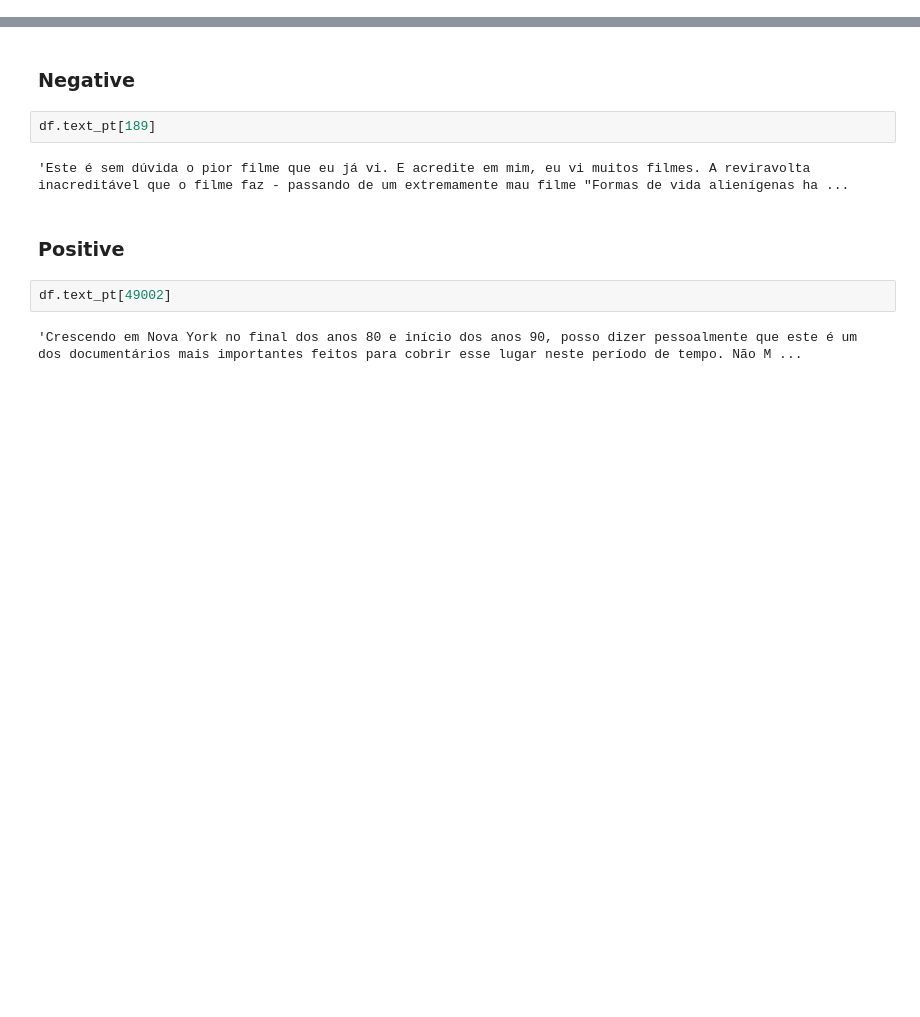
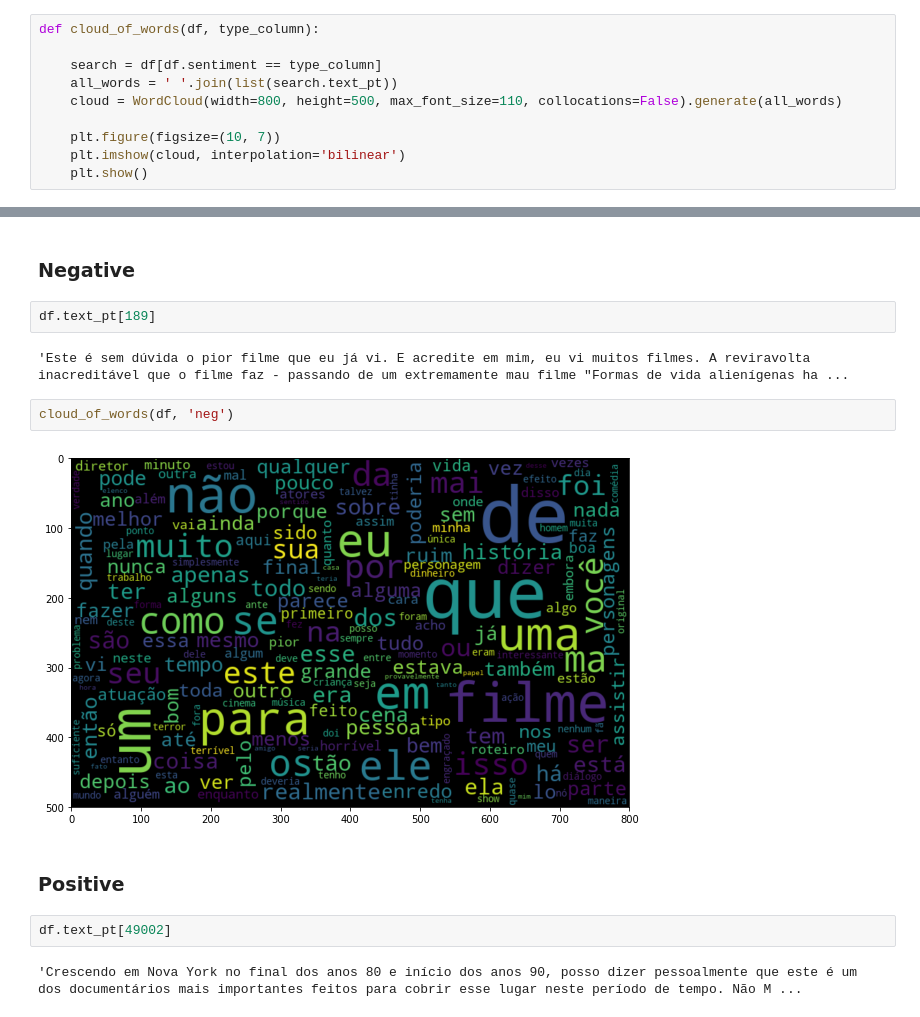
Before and after one commit to julianyraiol/machine_learning_nanodegree, a Jupyter notebook: NLP/bag_of_words_and_logistic_regression.ipynb, the cells around one changed output, grey strips where cells are left out. Drawn from its saved outputs; the diff is of its cells as text; blank space fills up the shorter version.

Commit message:
Feat: Add cloud of words

```diff
--- a/NLP/bag_of_words_and_logistic_regression.ipynb
+++ b/NLP/bag_of_words_and_logistic_regression.ipynb
@@ -26,6 +29,16 @@ def train_and_test(dataframe, target):
 
     accuracy = logistic_model.score(X_test, y_test)
     return accuracy
+# %%
+def cloud_of_words(df, type_column):
+
+    search = df[df.sentiment == type_column]
+    all_words = ' '.join(list(search.text_pt))
+    cloud = WordCloud(width=800, height=500, max_font_size=110, collocations=False).generate(all_words)
+
+    plt.figure(figsize=(10, 7))
+    plt.imshow(cloud, interpolation='bilinear')
+    plt.show()
 # %%
 df = pd.read_csv('imdb-reviews-pt-br.csv')
 df.head()
@@ -42,6 +55,10 @@ df.head()
 df.text_pt[189]
 # %% [output]
 'Este é sem dúvida o pior filme que eu já vi. E acredite em mim, eu vi muitos filmes. A reviravolta inacreditável que o filme faz - passando de um extremamente mau filme "Formas de vida alienígenas ha ...
+# %%
+cloud_of_words(df, 'neg')
+# %% [output]
+[figure, added]
 # %% [markdown]
 ### Positive
 # %%
```
Also changed, not shown: parts of 5 cells of this notebook, 1 other file.
